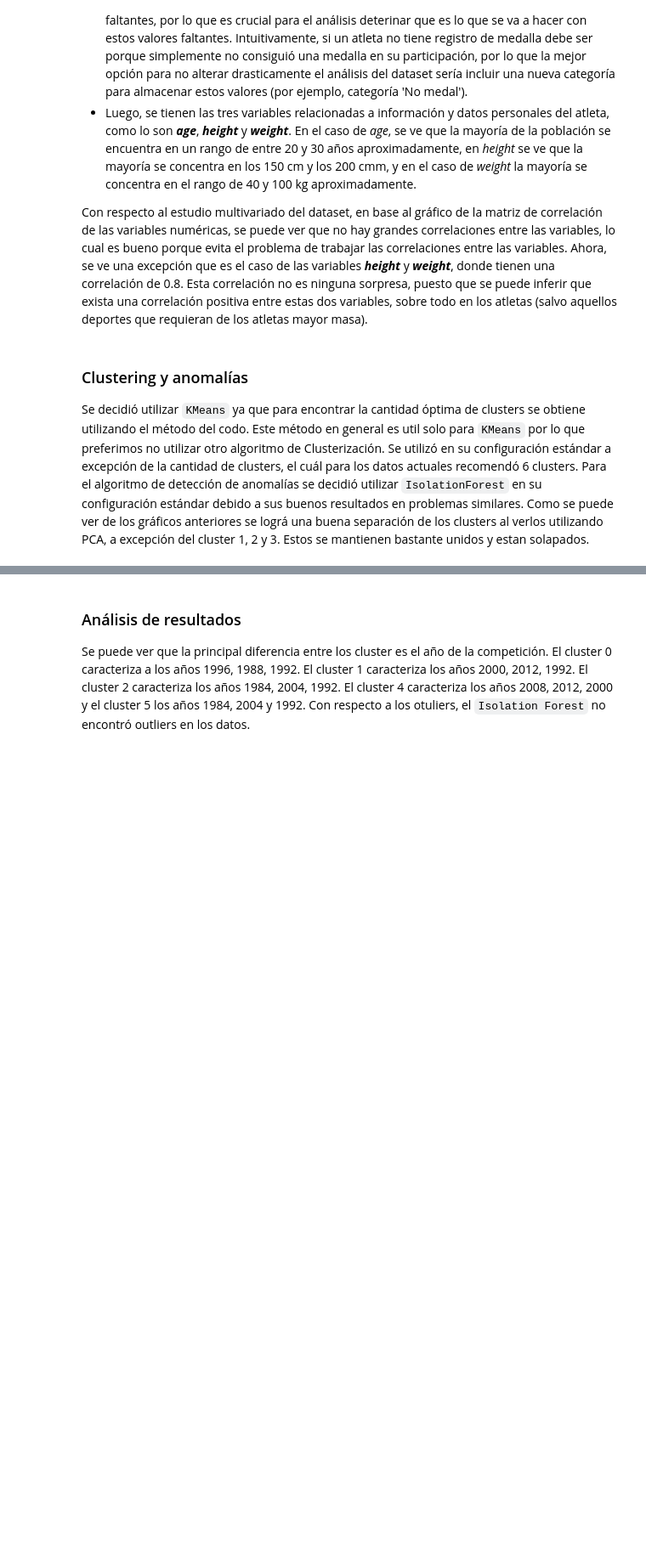
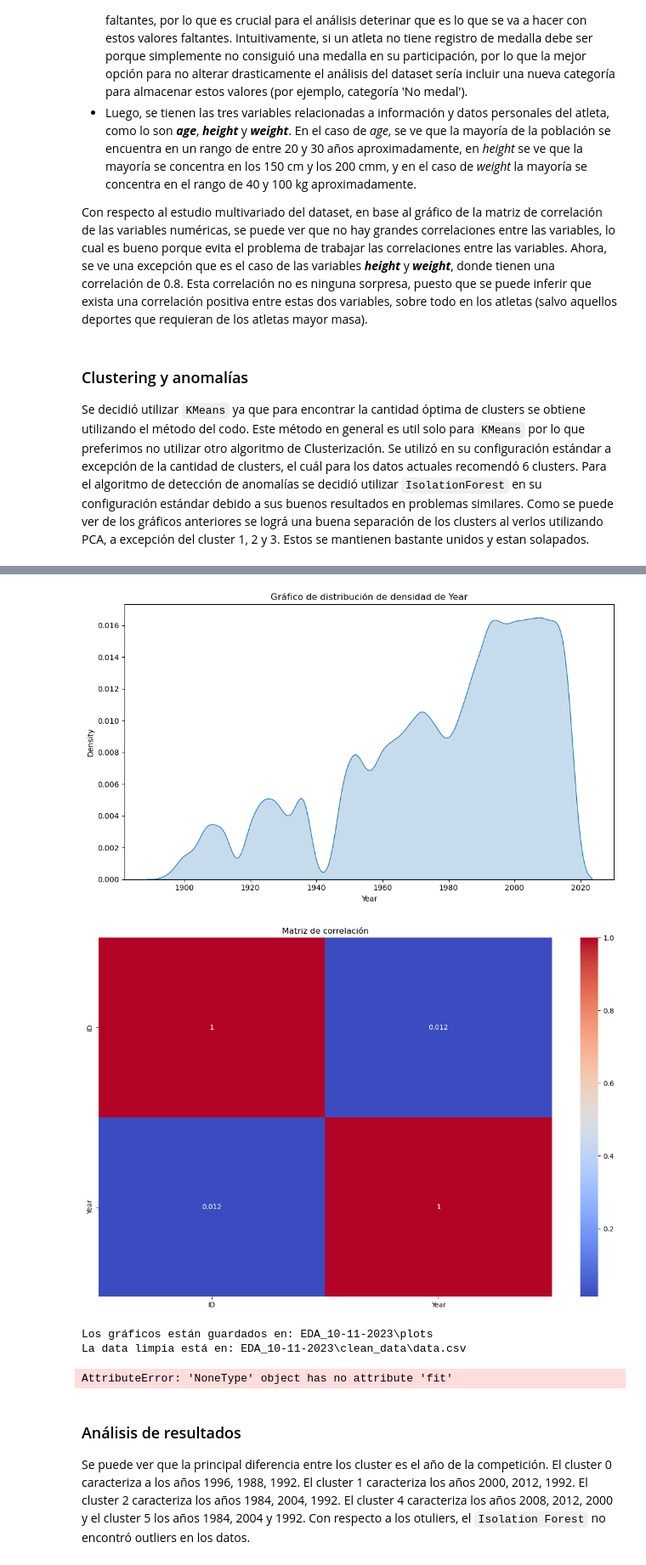
Before and after one commit to diegokauer/MDS7202, a Jupyter notebook: Proyecto 1/Proyecto_1.ipynb, the cells around one changed output, grey strips where cells are left out. Shown at 85% size. Cells and saved outputs as stored; diff of their text form; code cells hidden in the pictures; blank space fills up the shorter version.

Commit message:
update del Profiler

```diff
--- a/Proyecto 1/Proyecto_1.ipynb
+++ b/Proyecto 1/Proyecto_1.ipynb
@@ -291,7 +291,7 @@ class Profiler():
 
         print(f'Los gráficos están guardados en: {plots_dir}')
 
-    def clean_data(self, drop_duplicates=True, deal_na='drop'):
+    def clean_data(self, drop_duplicates=True, deal_na=None):
         # Creación de la carpeta EDA_fecha/plots
         clean_dir = os.path.join(self.dir_name, 'clean_data')
         if 'clean_data' not in os.listdir(self.dir_name):
@@ -368,14 +368,14 @@ class Profiler():
 
         return data
 
+
     def scale(self, method):
         # Crear directorio
         dir_name = os.path.join(self.dir_name, 'scale')
         if not os.path.exists(dir_name):
             os.makedirs(dir_name)
 
-        if self.clean_transformer is None:
-            self.clean_data(True, 'drop')
+        self.clean_data(drop_duplicates=True, deal_na='impute')
         scale_df = self.clean_transformer.fit_transform(self.data)
 
         # Obtener columnas numericas y no-numericas
@@ -734,0 +707,6 @@ AttributeError: 'NoneType' object has no attribute 'fit'
+# %%
+test=Profiler(df)
+#df.head()
+#test.data.head()
+test.profile()
+# %% [output]
@@ -735,3 +731,8 @@ AttributeError: 'NoneType' object has no attribute 'fit'
+[figure, added]
+[figure, added]
+Los gráficos están guardados en: EDA_10-11-2023\plots
+La data limpia está en: EDA_10-11-2023\clean_data\data.csv
+AttributeError: 'NoneType' object has no attribute 'fit'
 # %% [markdown]
 ### Análisis de resultados
 
```
Also changed, not shown: parts of 3 cells of this notebook, 19 other files.
